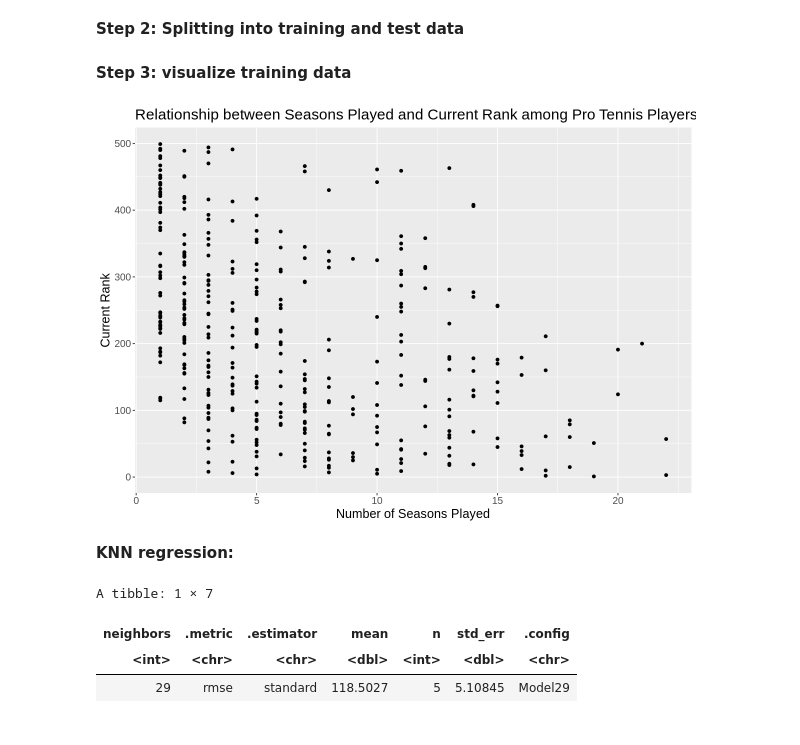
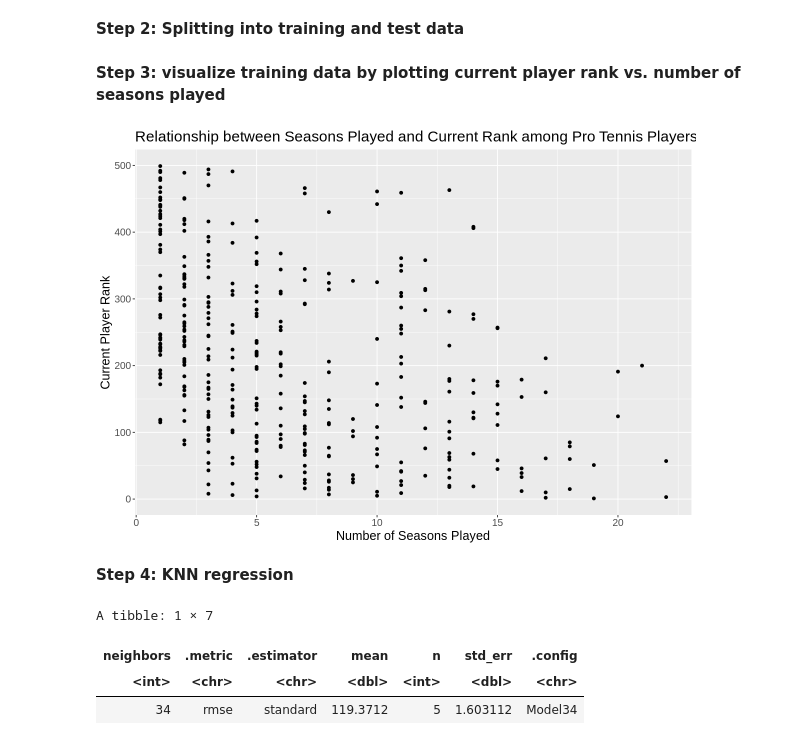
Before and after one commit to ZappyDoo/DSCIProject, a Jupyter notebook: final_project.ipynb, the cells around one changed output. Drawn from its saved outputs; the diff is of its cells as text; code cells hidden in the pictures.

```diff
--- a/final_project.ipynb
+++ b/final_project.ipynb
@@ -135,46 +133,52 @@ stats_split <- initial_split(tidy_player_stats, prop = 0.75, strata = current_ra
 stats_training <- training(stats_split)
 stats_testing <- testing(stats_split)
 # %% [markdown]
-**Step 3: visualize training data**
+**Step 3: visualize training data by plotting current player rank vs. number of seasons played**
 # %%
 options(repr.plot.height = 7, repr.plot.width = 10)
 
 rank_vs_seasons <- ggplot(tidy_player_stats, aes(x = seasons, y = current_rank)) +
         geom_point() +
-        labs(x = "Number of Seasons Played", y = "Current Rank", title = "Relationship between Seasons Played and Current Rank among Pro Tennis Players") +
+        labs(x = "Number of Seasons Played", y = "Current Player Rank", title = "Relationship between Seasons Played and Current Rank among Pro Tennis Players") +
         theme(text = element_text(size = 15))
 rank_vs_seasons
 # %% [output]
-[figure, old version]
+[figure, new version]
 # %% [markdown]
-**KNN regression:**
+**Step 4: KNN regression**
 # %%
+#create the recipe to standardize the data
 stats_recipe <- recipe(current_rank ~ seasons, data = stats_training) %>%
         step_scale(all_predictors()) %>%
         step_center(all_predictors())
 
+#split the training data into training and validation for a 5-fold cross-validation
 stats_vfold <- vfold_cv(stats_training, v = 5, strata = current_rank)
 
+#create the model specification to tune the number of nearest neighbors ("K")
 stats_tune <- nearest_neighbor(weight_func = "rectangular", neighbors = tune()) %>%
         set_engine("kknn") %>%
         set_mode("regression")
 
+#identify which K values to test
 gridvals <- tibble(neighbors = seq(1:50))
 
+#put together in a workflow
 stats_workflow <- workflow() %>%
         add_recipe(stats_recipe) %>%
         add_model(stats_tune)
 
-stats_results <- stats_workflow %>%
+#perform the cross-validation to choose the best K value
+stats_tune_results <- stats_workflow %>%
         tune_grid(resamples = stats_vfold, grid = gridvals) %>%
         collect_metrics() %>%
         filter(.metric == "rmse") %>%
         arrange(mean) %>%
         slice(1)
-stats_results
+stats_tune_results
 # %% [output]
 A tibble: 1 × 7
 | neighbors | .metric | .estimator | mean | n | std_err | .config |
 | <int> | <chr> | <chr> | <dbl> | <int> | <dbl> | <chr> |
-| 29 | rmse | standard | 118.5027 | 5 | 5.10845 | Model29 |
+| 34 | rmse | standard | 119.3712 | 5 | 1.603112 | Model34 |
 # %%
```
Also changed, not shown: parts of 4 cells of this notebook.
